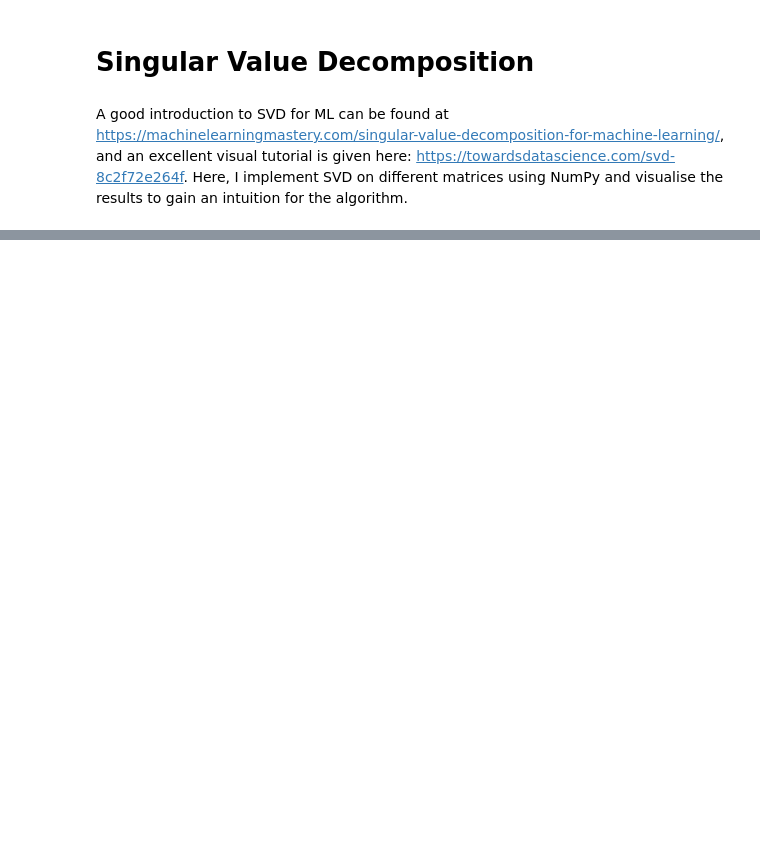
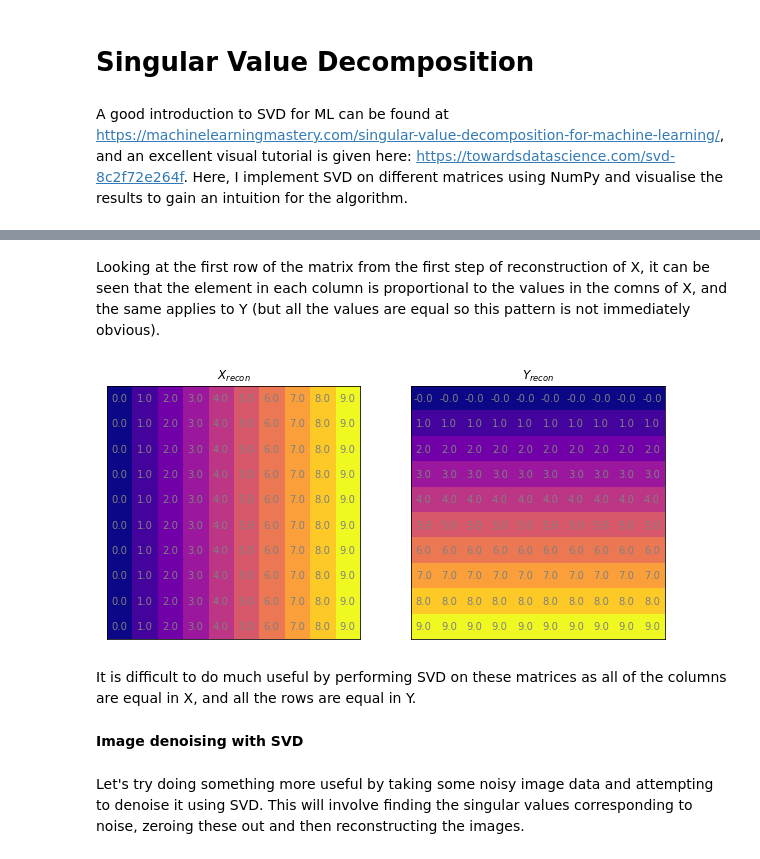
Before and after one commit to pmccthy/data-science-playground, a Jupyter notebook: decompositions/svd.ipynb, the cells around one changed output, grey strips where cells are left out. Drawn from its saved outputs; the diff is of its cells as text; code cells hidden in the pictures; blank space fills up the shorter version.

Commit message:
SVD denoising

```diff
--- a/decompositions/svd.ipynb
+++ b/decompositions/svd.ipynb
@@ -79,0 +65,15 @@ ax[3].set_yticks([])
+# %% [markdown]
+Looking at the first row of the matrix from the first step of reconstruction of X, it can be seen that the element in each column is proportional to the values in the comns of X, and the same applies to Y (but all the values are equal so this pattern is not immediately obvious).
+# %%
+# reconstruct completely
+X_recon = U_X.dot(Sigma_VT_X)
+Y_recon = U_Y.dot(Sigma_VT_Y)
+plot_matrices([X_recon, Y_recon], ['$X_{recon}$', '$Y_{recon}$'])
+# %% [output]
+[figure, added]
+# %% [markdown]
+It is difficult to do much useful by performing SVD on these matrices as all of the columns are equal in X, and all the rows are equal in Y.
+# %% [markdown]
+**Image denoising with SVD**
+# %% [markdown]
+Let's try doing something more useful by taking some noisy image data and attempting to denoise it using SVD. This will involve finding the singular values corresponding to noise, zeroing these out and then reconstructing the images.
```
Also changed, not shown: parts of 21 cells of this notebook, 1 other file.
